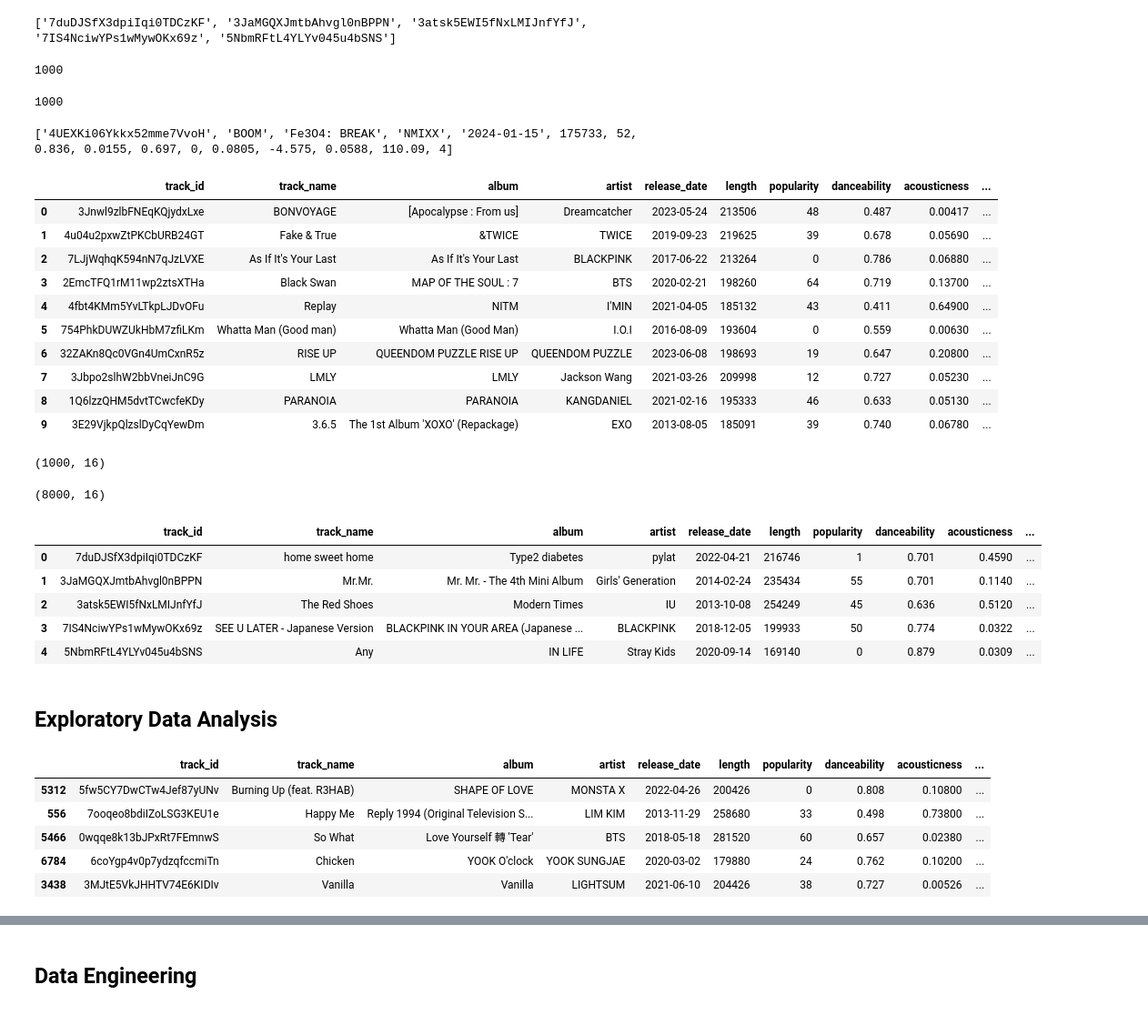
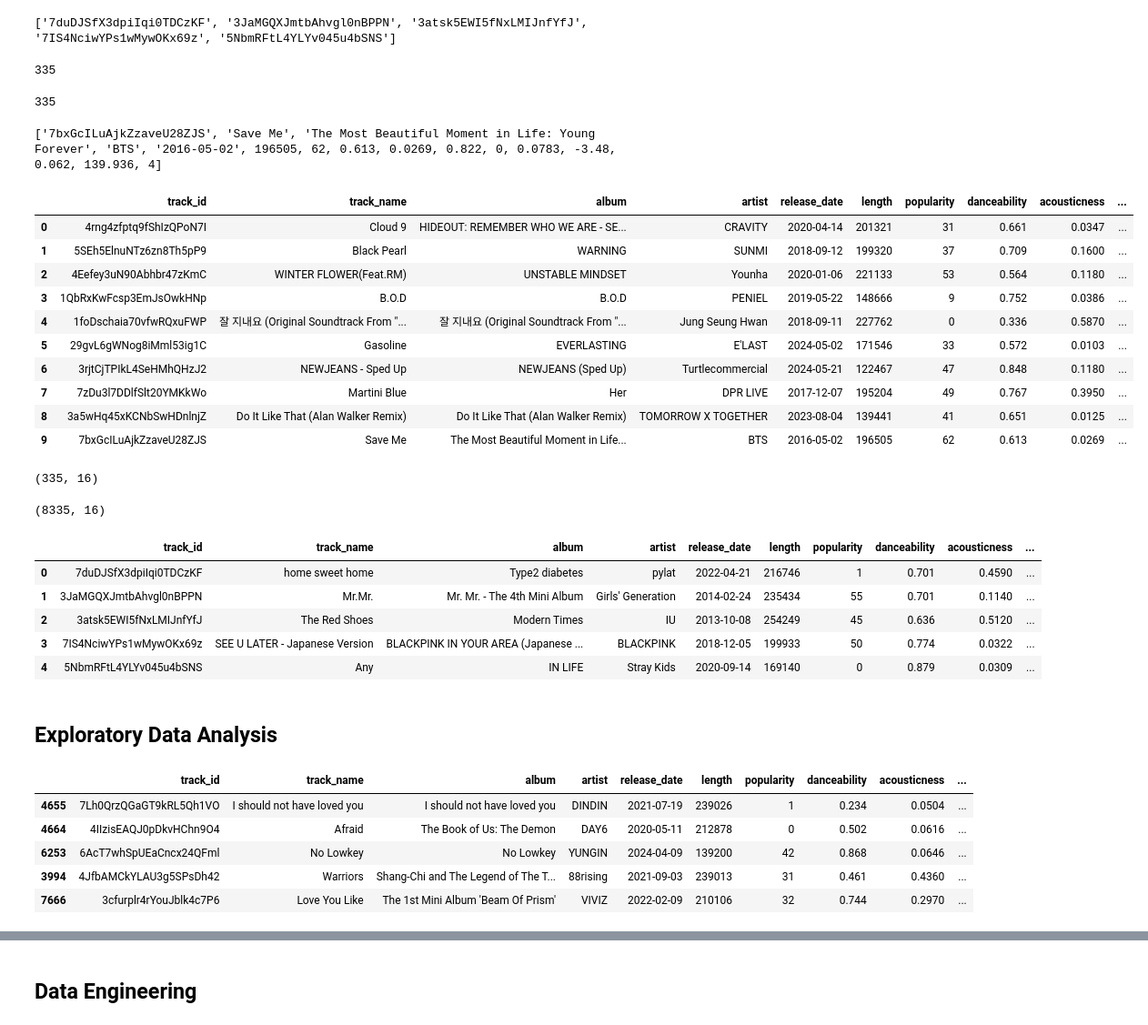
Before and after one commit to joycerlz/kpop-song-recommendation, a Jupyter notebook: Kpop_song_rec.ipynb, the cells around one changed output, grey strips where cells are left out. Shown: that part at 91% size. Cells and saved outputs as stored; diff of their text form; code cells hidden in the pictures.

```diff
--- a/Kpop_song_rec.ipynb
+++ b/Kpop_song_rec.ipynb
@@ -211,25 +205,25 @@ track_ids7 = track_ids[6000:7000]
 track_ids8 = track_ids[7000:8000]
 track_ids9 = track_ids[8000:]
 # %%
-print(len(track_ids8))
+print(len(track_ids9))
 # %% [output]
-1000
+335
 # %%
 track_info_list = []
 
 # Iterate over each track ID and fetch its features
-for track_id in track_ids8:
+for track_id in track_ids9:
     track_info = getTrackFeatures(track_id)
     track_info_list.append(track_info)
-    time.sleep(2)
+    time.sleep(1)
 # %%
 print(len(track_info_list))
 # %% [output]
-1000
+335
 # %%
-print(track_info_list[879])
+print(track_info_list[9])
 # %% [output]
-['4UEXKi06Ykkx52mme7VvoH', 'BOOM', 'Fe3O4: BREAK', 'NMIXX', '2024-01-15', 175733, 52, 0.836, 0.0155, 0.697, 0, 0.0805, -4.575, 0.0588, 110.09, 4]
+['7bxGcILuAjkZzaveU28ZJS', 'Save Me', 'The Most Beautiful Moment in Life: Young Forever', 'BTS', '2016-05-02', 196505, 62, 0.613, 0.0269, 0.822, 0, 0.0783, -3.48, 0.062, 139.936, 4]
 # %%
 headers = [
     'track_id', 'track_name', 'album', 'artist', 'release_date', 'length',
@@ -237,22 +231,22 @@ headers = [
     'instrumentalness', 'liveness', 'loudness', 'speechiness',
     'tempo', 'time_signature']
 # %%
-track_df8 = pd.DataFrame(track_info_list, columns=headers)
-track_df8.head(10)
+track_df9 = pd.DataFrame(track_info_list, columns=headers)
+track_df9.head(10)
 # %% [output]
 |  | track_id | track_name | album | artist | release_date | length | popularity | danceability | acousticness | ... |
-| 0 | 3Jnwl9zlbFNEqKQjydxLxe | BONVOYAGE | [Apocalypse : From us] | Dreamcatcher | 2023-05-24 | 213506 | 48 | 0.487 | 0.00417 | ... |
-| 1 | 4u04u2pxwZtPKCbURB24GT | Fake & True | &TWICE | TWICE | 2019-09-23 | 219625 | 39 | 0.678 | 0.05690 | ... |
-| 2 | 7LJjWqhqK594nN7qJzLVXE | As If It's Your Last | As If It's Your Last | BLACKPINK | 2017-06-22 | 213264 | 0 | 0.786 | 0.06880 | ... |
-| 3 | 2EmcTFQ1rM11wp2ztsXTHa | Black Swan | MAP OF THE SOUL : 7 | BTS | 2020-02-21 | 198260 | 64 | 0.719 | 0.13700 | ... |
-| 4 | 4fbt4KMm5YvLTkpLJDvOFu | Replay | NITM | I'MIN | 2021-04-05 | 185132 | 43 | 0.411 | 0.64900 | ... |
-| 5 | 754PhkDUWZUkHbM7zfiLKm | Whatta Man (Good man) | Whatta Man (Good Man) | I.O.I | 2016-08-09 | 193604 | 0 | 0.559 | 0.00630 | ... |
-| 6 | 32ZAKn8Qc0VGn4UmCxnR5z | RISE UP | QUEENDOM PUZZLE RISE UP | QUEENDOM PUZZLE | 2023-06-08 | 198693 | 19 | 0.647 | 0.20800 | ... |
-| 7 | 3Jbpo2slhW2bbVneiJnC9G | LMLY | LMLY | Jackson Wang | 2021-03-26 | 209998 | 12 | 0.727 | 0.05230 | ... |
-| 8 | 1Q6lzzQHM5dvtTCwcfeKDy | PARANOIA | PARANOIA | KANGDANIEL | 2021-02-16 | 195333 | 46 | 0.633 | 0.05130 | ... |
-| 9 | 3E29VjkpQlzslDyCqYewDm | 3.6.5 | The 1st Album 'XOXO' (Repackage) | EXO | 2013-08-05 | 185091 | 39 | 0.740 | 0.06780 | ... |
+| 0 | 4rng4zfptq9fShIzQPoN7I | Cloud 9 | HIDEOUT: REMEMBER WHO WE ARE - SE... | CRAVITY | 2020-04-14 | 201321 | 31 | 0.661 | 0.0347 | ... |
+| 1 | 5SEh5ElnuNTz6zn8Th5pP9 | Black Pearl | WARNING | SUNMI | 2018-09-12 | 199320 | 37 | 0.709 | 0.1600 | ... |
+| 2 | 4Eefey3uN90Abhbr47zKmC | WINTER FLOWER(Feat.RM) | UNSTABLE MINDSET | Younha | 2020-01-06 | 221133 | 53 | 0.564 | 0.1180 | ... |
+| 3 | 1QbRxKwFcsp3EmJsOwkHNp | B.O.D | B.O.D | PENIEL | 2019-05-22 | 148666 | 9 | 0.752 | 0.0386 | ... |
+| 4 | 1foDschaia70vfwRQxuFWP | 잘 지내요 (Original Soundtrack From "... | 잘 지내요 (Original Soundtrack From "... | Jung Seung Hwan | 2018-09-11 | 227762 | 0 | 0.336 | 0.5870 | ... |
+| 5 | 29gvL6gWNog8iMml53ig1C | Gasoline | EVERLASTING | E'LAST | 2024-05-02 | 171546 | 33 | 0.572 | 0.0103 | ... |
+| 6 | 3rjtCjTPIkL4SeHMhQHzJ2 | NEWJEANS - Sped Up | NEWJEANS (Sped Up) | Turtlecommercial | 2024-05-21 | 122467 | 47 | 0.848 | 0.1180 | ... |
+| 7 | 7zDu3l7DDlfSlt20YMKkWo | Martini Blue | Her | DPR LIVE | 2017-12-07 | 195204 | 49 | 0.767 | 0.3950 | ... |
+| 8 | 3a5wHq45xKCNbSwHDnlnjZ | Do It Like That (Alan Walker Remix) | Do It Like That (Alan Walker Remix) | TOMORROW X TOGETHER | 2023-08-04 | 139441 | 41 | 0.651 | 0.0125 | ... |
+| 9 | 7bxGcILuAjkZzaveU28ZJS | Save Me | The Most Beautiful Moment in Life... | BTS | 2016-05-02 | 196505 | 62 | 0.613 | 0.0269 | ... |
 # %%
-track_df8.shape
+track_df9.shape
 # %% [output]
-(1000, 16)
+(335, 16)
 # %%
@@ -260,12 +254,12 @@ track_df8.to_csv('track_info8.csv', index=False)
 # %%
-df1 = pd.read_csv('track_info7000.csv')
-df2 = pd.read_csv('track_info8.csv')
+df1 = pd.read_csv('track_info8000.csv')
+df2 = pd.read_csv('track_info9.csv')
 
 combined = pd.concat([df1, df2], ignore_index=True)
 print(combined.shape)
 combined.head()
 # %% [output]
-(8000, 16)
+(8335, 16)
 |  | track_id | track_name | album | artist | release_date | length | popularity | danceability | acousticness | ... |
 | 0 | 7duDJSfX3dpiIqi0TDCzKF | home sweet home | Type2 diabetes | pylat | 2022-04-21 | 216746 | 1 | 0.701 | 0.4590 | ... |
 | 1 | 3JaMGQXJmtbAhvgl0nBPPN | Mr.Mr. | Mr. Mr. - The 4th Mini Album | Girls' Generation | 2014-02-24 | 235434 | 55 | 0.701 | 0.1140 | ... |
@@ -280,18 +274,18 @@ combined.to_csv('track_info8000.csv', index=False)
 import seaborn as sns
 import matplotlib.pyplot as plt
 # %%
-df = pd.read_csv('track_info8000.csv')
+df = pd.read_csv('track_infoFull.csv')
 df.sample(5)
 # Ensuring there are no missing values in the Data frame
 # missing_values = df.isnull().sum()
 # print(missing_values)
 # %% [output]
 |  | track_id | track_name | album | artist | release_date | length | popularity | danceability | acousticness | ... |
-| 5312 | 5fw5CY7DwCTw4Jef87yUNv | Burning Up (feat. R3HAB) | SHAPE OF LOVE | MONSTA X | 2022-04-26 | 200426 | 0 | 0.808 | 0.10800 | ... |
-| 556 | 7ooqeo8bdiIZoLSG3KEU1e | Happy Me | Reply 1994 (Original Television S... | LIM KIM | 2013-11-29 | 258680 | 33 | 0.498 | 0.73800 | ... |
-| 5466 | 0wqqe8k13bJPxRt7FEmnwS | So What | Love Yourself 轉 'Tear' | BTS | 2018-05-18 | 281520 | 60 | 0.657 | 0.02380 | ... |
-| 6784 | 6coYgp4v0p7ydzqfccmiTn | Chicken | YOOK O'clock | YOOK SUNGJAE | 2020-03-02 | 179880 | 24 | 0.762 | 0.10200 | ... |
-| 3438 | 3MJtE5VkJHHTV74E6KIDIv | Vanilla | Vanilla | LIGHTSUM | 2021-06-10 | 204426 | 38 | 0.727 | 0.00526 | ... |
+| 4655 | 7Lh0QrzQGaGT9kRL5Qh1VO | I should not have loved you | I should not have loved you | DINDIN | 2021-07-19 | 239026 | 1 | 0.234 | 0.0504 | ... |
+| 4664 | 4IIzisEAQJ0pDkvHChn9O4 | Afraid | The Book of Us: The Demon | DAY6 | 2020-05-11 | 212878 | 0 | 0.502 | 0.0616 | ... |
+| 6253 | 6AcT7whSpUEaCncx24QFml | No Lowkey | No Lowkey | YUNGIN | 2024-04-09 | 139200 | 42 | 0.868 | 0.0646 | ... |
+| 3994 | 4JfbAMCkYLAU3g5SPsDh42 | Warriors | Shang-Chi and The Legend of The T... | 88rising | 2021-09-03 | 239013 | 31 | 0.461 | 0.4360 | ... |
+| 7666 | 3cfurplr4rYouJblk4c7P6 | Love You Like | The 1st Mini Album 'Beam Of Prism' | VIVIZ | 2022-02-09 | 210106 | 32 | 0.744 | 0.2970 | ... |
 # %%
 # Plotting feature distributions
 # for ['length', 'popularity', 'danceability', 'acousticness', 'energy', 'instrumentalness',
```
Also changed, not shown: parts of 15 cells of this notebook.
